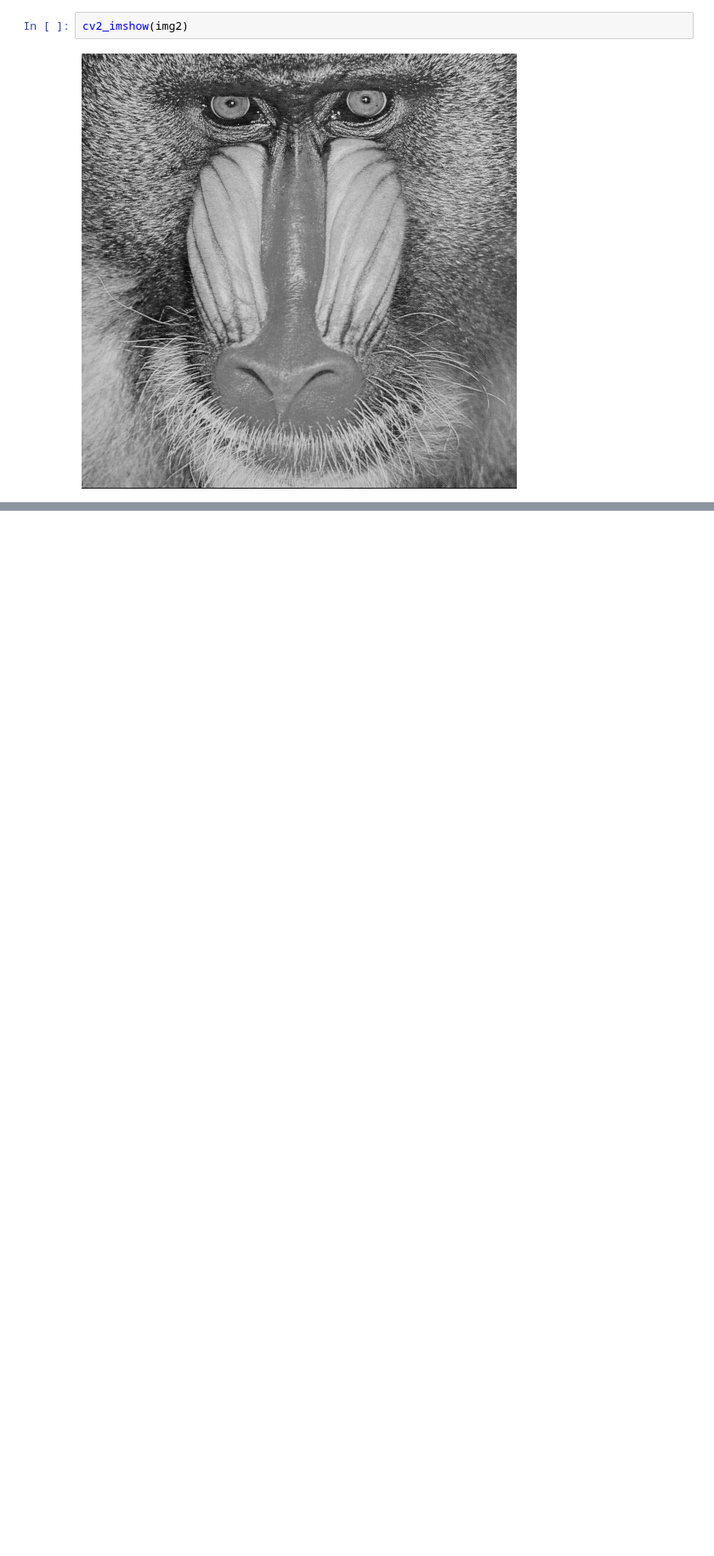
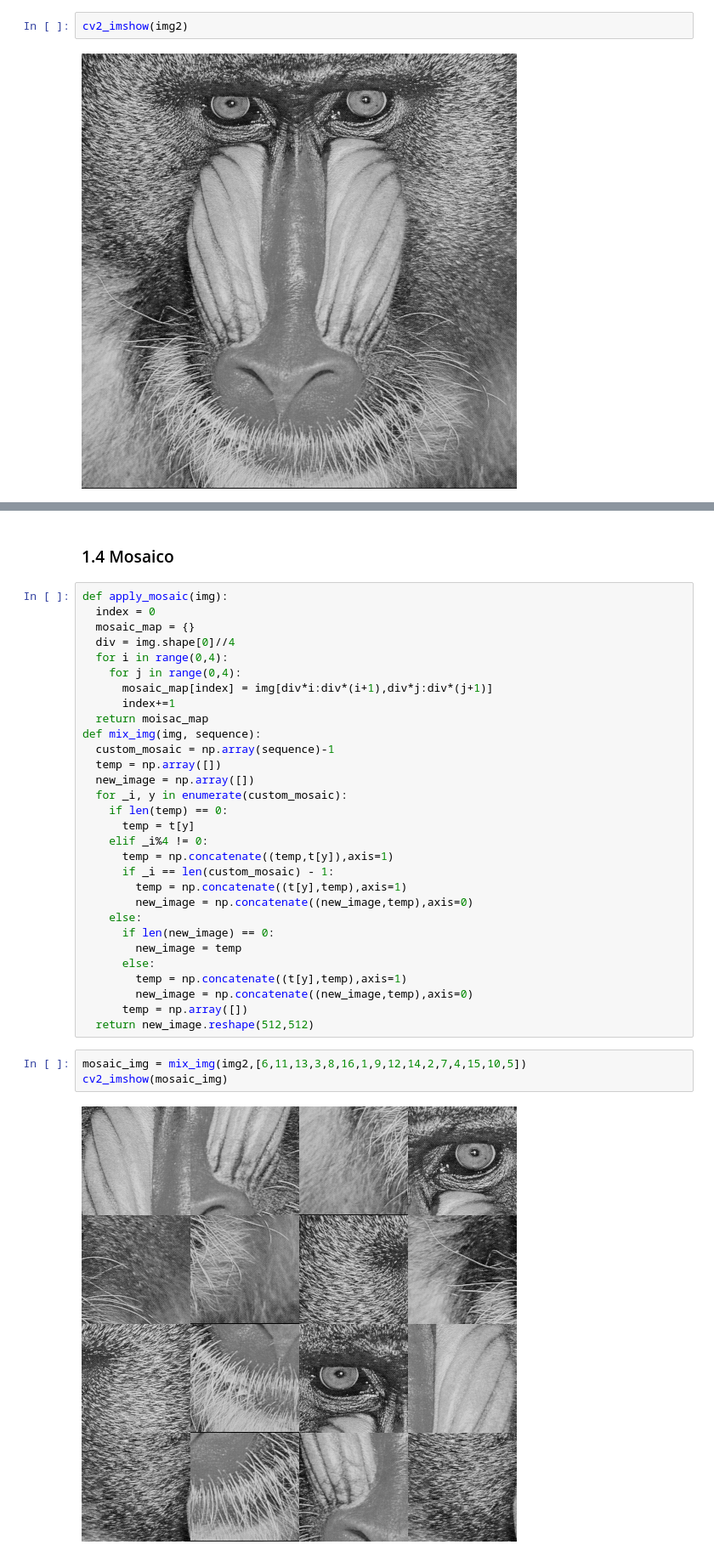
Before and after one commit to chm10/MO443, a Jupyter notebook: projeto0/trabalho0.ipynb, the cells around one changed output, grey strips where cells are left out. Shown at 85% size. Cells and saved outputs as stored; diff of their text form; blank space fills up the shorter version.

```diff
--- a/projeto0/trabalho0.ipynb
+++ b/projeto0/trabalho0.ipynb
@@ -195,0 +199,37 @@ cv2_imshow(img_plan0)
+# %% [markdown]
+### 1.4 Mosaico
+# %%
+def apply_mosaic(img):
+  index = 0
+  mosaic_map = {}
+  div = img.shape[0]//4
+  for i in range(0,4):
+    for j in range(0,4):
+      mosaic_map[index] = img[div*i:div*(i+1),div*j:div*(j+1)]
+      index+=1
+  return moisac_map
+def mix_img(img, sequence):
+  custom_mosaic = np.array(sequence)-1
+  temp = np.array([])
+  new_image = np.array([])
+  for _i, y in enumerate(custom_mosaic):
+    if len(temp) == 0:
+      temp = t[y]
+    elif _i%4 != 0:
+      temp = np.concatenate((temp,t[y]),axis=1)
+      if _i == len(custom_mosaic) - 1:
+        temp = np.concatenate((t[y],temp),axis=1)
+        new_image = np.concatenate((new_image,temp),axis=0)
+    else:
+      if len(new_image) == 0:
+        new_image = temp
+      else:
+        temp = np.concatenate((t[y],temp),axis=1)
+        new_image = np.concatenate((new_image,temp),axis=0)
+      temp = np.array([])
+  return new_image.reshape(512,512)
+# %%
+mosaic_img = mix_img(img2,[6,11,13,3,8,16,1,9,12,14,2,7,4,15,10,5])
+cv2_imshow(mosaic_img)
+# %% [output]
+[figure, added]
```
Also changed, not shown: parts of 34 cells of this notebook.
